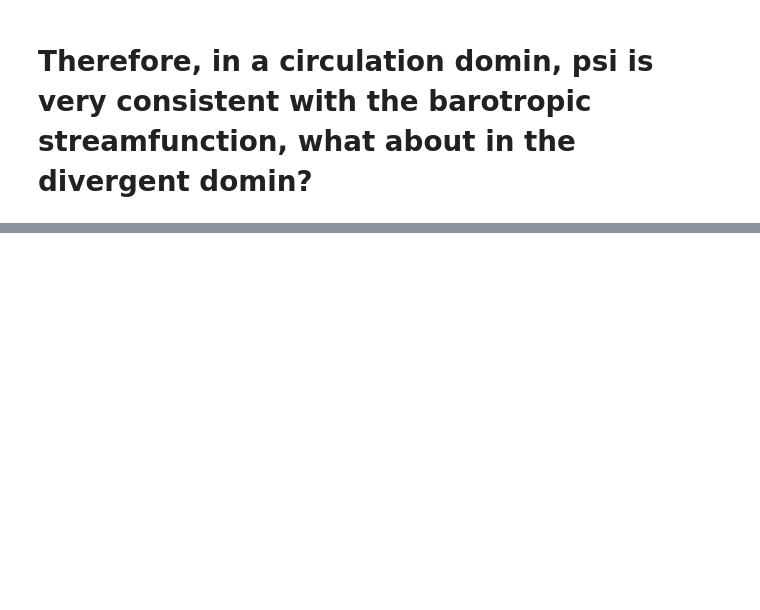
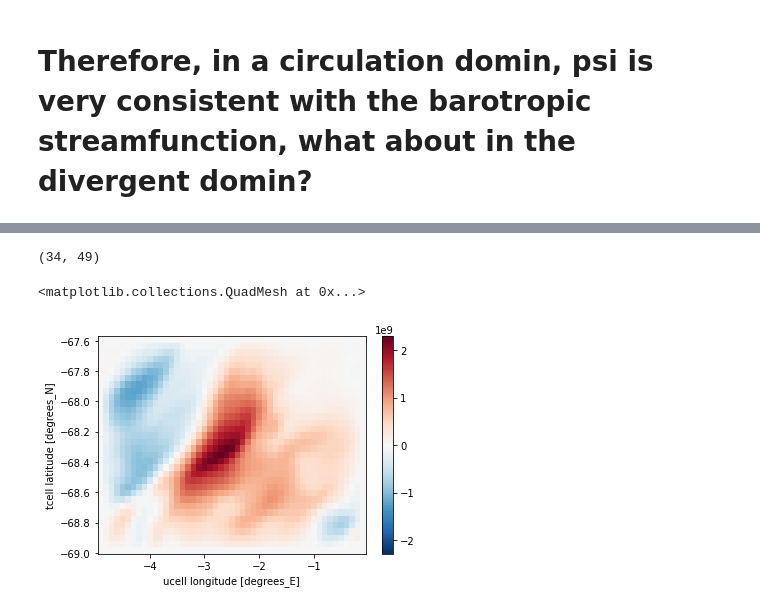
Before and after one commit to yuxuanlyu666/summary, a Jupyter notebook: helmholtz_decomposition_test.ipynb, the cells around one changed output, grey strips where cells are left out. Cells and saved outputs as stored; diff of their text form; code cells hidden in the pictures; blank space fills up the shorter version.

```diff
--- a/helmholtz_decomposition_test.ipynb
+++ b/helmholtz_decomposition_test.ipynb
@@ -471,0 +670,10 @@ Grad_chi_x.cumsum('grid_yt_ocean').plot()
+# %%
+chi_1 = np.zeros((34,49))
+chi = np.zeros((34,49))
+# %%
+for i in range(33):
+    for j in range(47):
+        chi_1 = chi.copy()
+        chi[1:-1,1:-1] = ((dx[1:-2,1:-1])**2*(chi_1[1:-1,0:-2] + chi_1[1:-1,2:]) +
+                      (dy[1:-1,1:-2])**2*(chi_1[0:-2,1:-1] + chi_1[2:,1:-1]) -
+                      fxy[1:-1,1:-1]*(dx[1:-2,1:-1])**2*(dy[1:-1,1:-2])**2)/(2*(dx[1:-2,1:-1])**2+2*(dy[1:-1,1:-2]**2))
@@ -471,0 +696,11 @@ Grad_chi_x.cumsum('grid_yt_ocean').plot()
+# %%
+np.shape(chi)
+# %% [output]
+(34, 49)
+# %%
+Chi = xr.DataArray(chi,dims = ['yt_ocean','xu_ocean'], coords = [yt_ocean_d[:34],xu_ocean_d[:49]])
+# %%
+Chi.plot()
+# %% [output]
+<matplotlib.collections.QuadMesh at 0x...>
+[figure, added]
```
Also changed, not shown: parts of 32 cells of this notebook.
